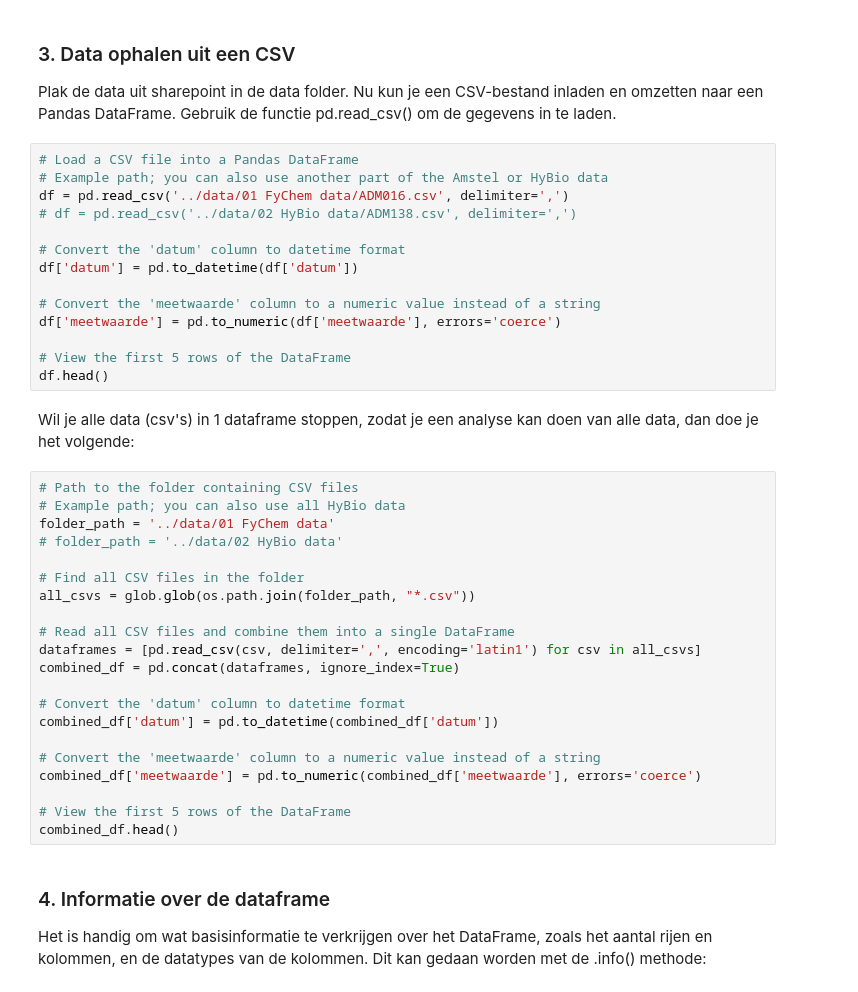
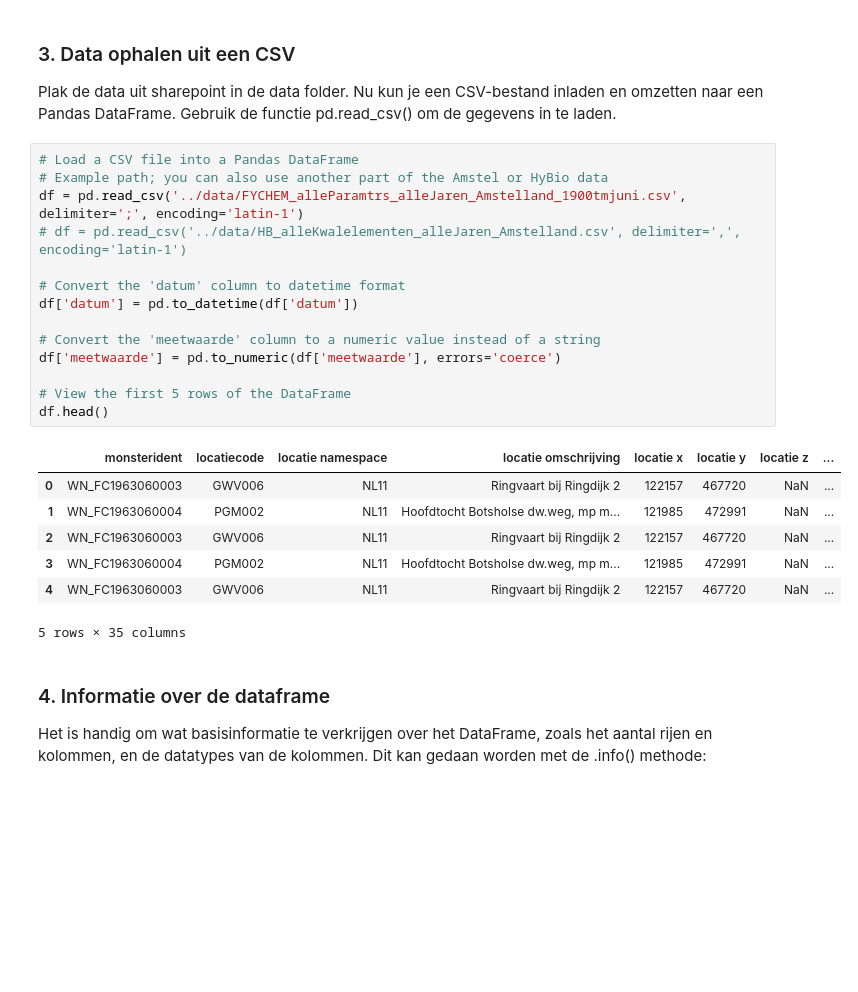
Before and after one commit to venn89/Team_6-De-stem-van-de-Amstel, a Jupyter notebook: notebooks/oppervlaktewater_kwaliteit_analyse.ipynb, the cells around one changed output. Cells and saved outputs as stored; diff of their text form; blank space fills up the shorter version.

Commit message:
updated analyse notebook and removed map public

```diff
--- a/notebooks/oppervlaktewater_kwaliteit_analyse.ipynb
+++ b/notebooks/oppervlaktewater_kwaliteit_analyse.ipynb
@@ -22,40 +22,25 @@ Plak de data uit sharepoint in de data folder. Nu kun je een CSV-bestand inladen
 # %%
 # Load a CSV file into a Pandas DataFrame
 # Example path; you can also use another part of the Amstel or HyBio data
-df = pd.read_csv('../data/01 FyChem data/ADM016.csv', delimiter=',')
-# df = pd.read_csv('../data/02 HyBio data/ADM138.csv', delimiter=',')
+df = pd.read_csv('../data/FYCHEM_alleParamtrs_alleJaren_Amstelland_1900tmjuni.csv', delimiter=';', encoding='latin-1')
+# df = pd.read_csv('../data/HB_alleKwalelementen_alleJaren_Amstelland.csv', delimiter=',', encoding='latin-1')
 
 # Convert the 'datum' column to datetime format
 df['datum'] = pd.to_datetime(df['datum'])
 
 # Convert the 'meetwaarde' column to a numeric value instead of a string
 df['meetwaarde'] = pd.to_numeric(df['meetwaarde'], errors='coerce')
 
 # View the first 5 rows of the DataFrame
 df.head()
+# %% [output]
+|  | monsterident | locatiecode | locatie namespace | locatie omschrijving | locatie x | locatie y | locatie z | ... |
+| 0 | WN_FC1963060003 | GWV006 | NL11 | Ringvaart bij Ringdijk 2 | 122157 | 467720 | NaN | ... |
+| 1 | WN_FC1963060004 | PGM002 | NL11 | Hoofdtocht Botsholse dw.weg, mp m... | 121985 | 472991 | NaN | ... |
+| 2 | WN_FC1963060003 | GWV006 | NL11 | Ringvaart bij Ringdijk 2 | 122157 | 467720 | NaN | ... |
+| 3 | WN_FC1963060004 | PGM002 | NL11 | Hoofdtocht Botsholse dw.weg, mp m... | 121985 | 472991 | NaN | ... |
+| 4 | WN_FC1963060003 | GWV006 | NL11 | Ringvaart bij Ringdijk 2 | 122157 | 467720 | NaN | ... |
+5 rows × 35 columns
-# %% [markdown]
-Wil je alle data (csv's) in 1 dataframe stoppen, zodat je een analyse kan doen van alle data, dan doe je het volgende:
-# %%
-# Path to the folder containing CSV files
-# Example path; you can also use all HyBio data
-folder_path = '../data/01 FyChem data'
-# folder_path = '../data/02 HyBio data'
-
-# Find all CSV files in the folder
-all_csvs = glob.glob(os.path.join(folder_path, "*.csv"))
-
-# Read all CSV files and combine them into a single DataFrame
-dataframes = [pd.read_csv(csv, delimiter=',', encoding='latin1') for csv in all_csvs]
-combined_df = pd.concat(dataframes, ignore_index=True)
-
-# Convert the 'datum' column to datetime format
-combined_df['datum'] = pd.to_datetime(combined_df['datum'])
-
-# Convert the 'meetwaarde' column to a numeric value instead of a string
-combined_df['meetwaarde'] = pd.to_numeric(combined_df['meetwaarde'], errors='coerce')
-
-# View the first 5 rows of the DataFrame
-combined_df.head()
 # %% [markdown]
 ### 4. Informatie over de dataframe
 Het is handig om wat basisinformatie te verkrijgen over het DataFrame, zoals het aantal rijen en kolommen, en de datatypes van de kolommen. Dit kan gedaan worden met de .info() methode:
```
Also changed, not shown: parts of 5 cells of this notebook, 1 other file.
